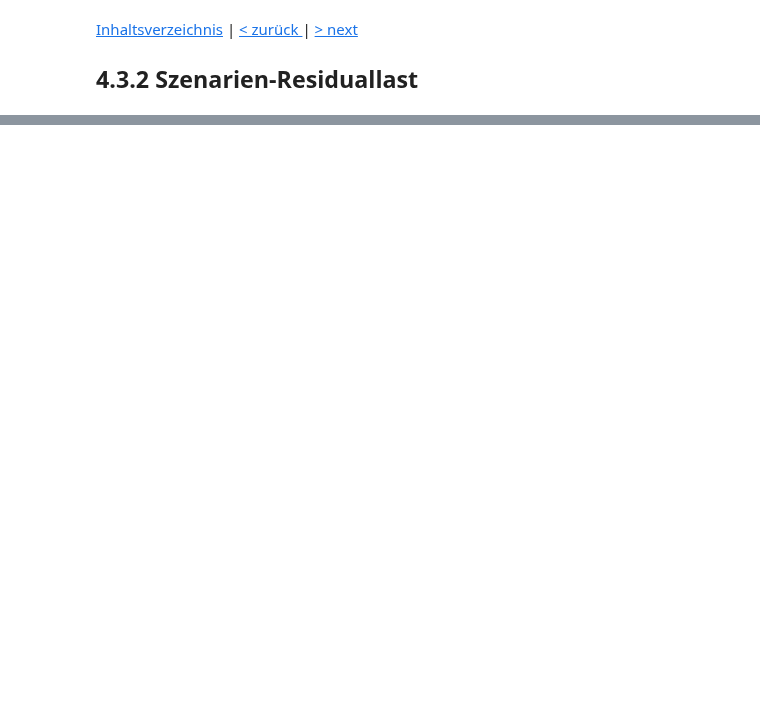
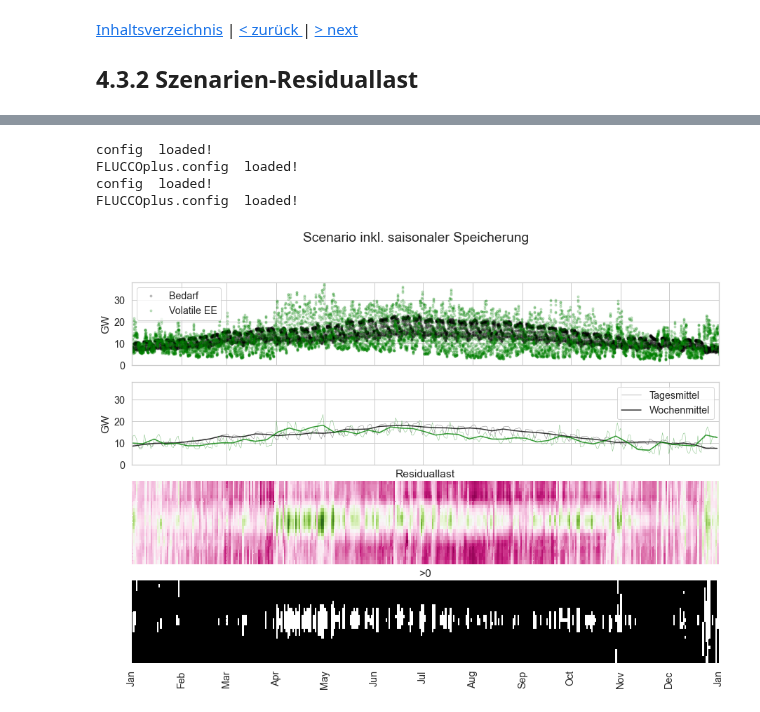
Before and after one commit to simonschaluppe/FLUCCOplus, a Jupyter notebook: notebooks/4.3.2_Szenarien_Residuallast.ipynb, the cells around one changed output, grey strips where cells are left out. Saved outputs shown, nothing was run; the diff lists cells and outputs as text; code cells hidden in the pictures; blank space fills up the shorter version.

```diff
--- a/notebooks/4.3.2_Szenarien_Residuallast.ipynb
+++ b/notebooks/4.3.2_Szenarien_Residuallast.ipynb
@@ -46,0 +56,12 @@
+# %%
+scenario.reset()
+scenario.apply([saisonale_speicher2], reset=True)
+fig, ax = scenario.plot()
+fig.suptitle("Scenario inkl. saisonaler Speicherung");
+plt.savefig(config.PLOTS / "Speicherszenario.png", dpi=300)
+# %% [output]
+config  loaded!
+FLUCCOplus.config  loaded!
+config  loaded!
+FLUCCOplus.config  loaded!
+[figure, added]
```
Also changed, not shown: parts of 15 cells of this notebook, 10 other files.
